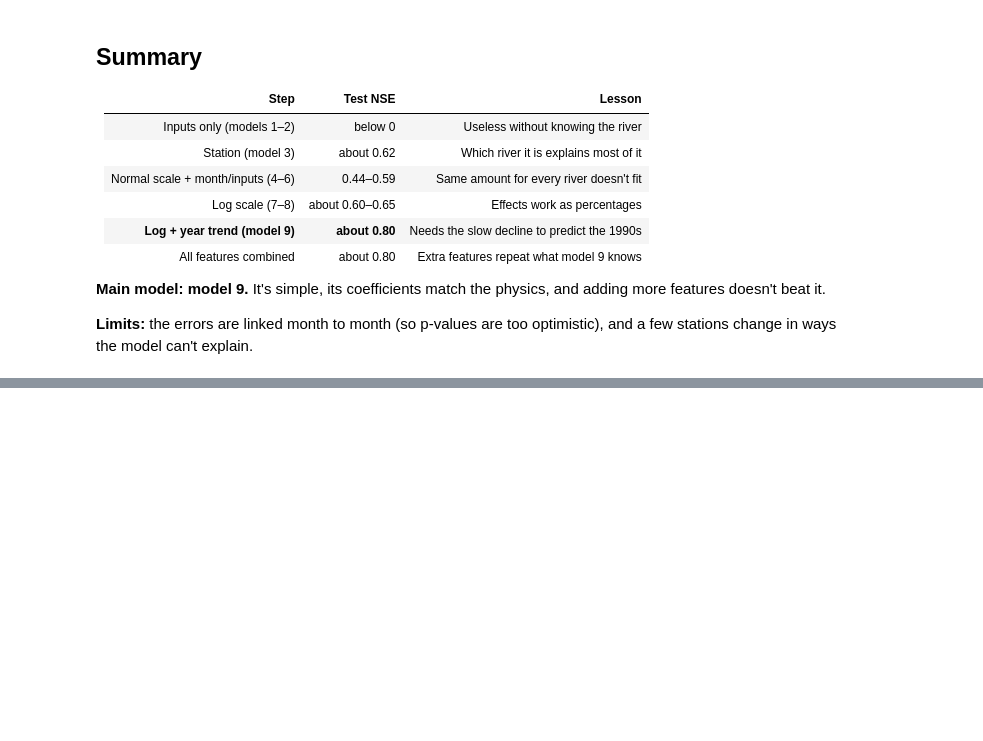
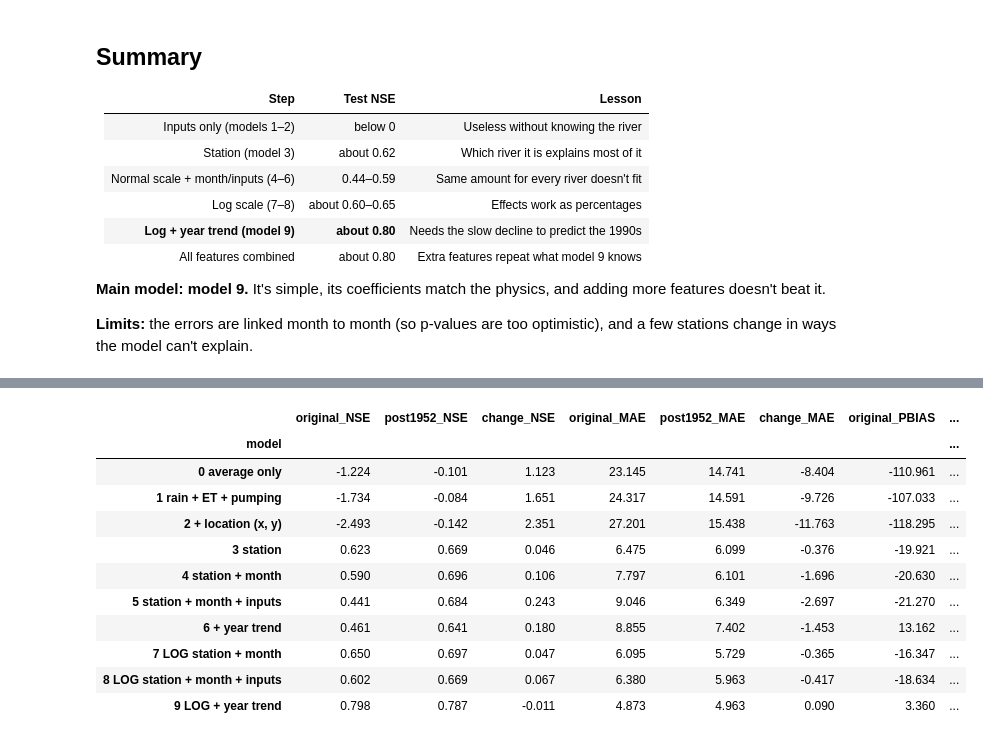
Before and after one commit to loudpugpug42/project6, a Jupyter notebook: regression.ipynb, the cells around one changed output, grey strips where cells are left out. Cells and saved outputs as stored; diff of their text form; code cells hidden in the pictures; blank space fills up the shorter version.

```diff
--- a/regression.ipynb
+++ b/regression.ipynb
@@ -478,0 +550,70 @@ The paper found some of the same problems we did:
+# %%
+# 3. Fit and evaluate each model using a local results dictionary
+history_models = {}
+history_results = []
+
+for name, (formula, use_log) in history_formulas.items():
+
+    target = "log_observed" if use_log else "observed"
+
+    # Original training period: 1939–1989
+    original_model = smf.ols(
+        f"{target} ~ {formula}",
+        data=original_train_history
+    ).fit()
+
+    # New training period: 1953–1989
+    post_model = smf.ols(
+        f"{target} ~ {formula}",
+        data=history_train
+    ).fit()
+
+    # Convert log predictions back to baseflow units
+    back = np.expm1 if use_log else (lambda v: v)
+
+    original_pred = back(original_model.predict(history_test))
+    post_pred = back(post_model.predict(history_test))
+
+    actual = history_test["observed"]
+
+    original_scores = scores(actual, original_pred)
+    post_scores = scores(actual, post_pred)
+
+    history_models[name] = {
+        "original": original_model,
+        "post1952": post_model,
+    }
+
+    history_results.append({
+        "model": name,
+        "original_NSE": original_scores["NSE"],
+        "post1952_NSE": post_scores["NSE"],
+        "change_NSE": post_scores["NSE"] - original_scores["NSE"],
+        "original_MAE": original_scores["MAE"],
+        "post1952_MAE": post_scores["MAE"],
+        "change_MAE": post_scores["MAE"] - original_scores["MAE"],
+        "original_PBIAS": original_scores["PBIAS"],
+        "post1952_PBIAS": post_scores["PBIAS"],
+        "original_DW": durbin_watson(original_model.resid),
+        "post1952_DW": durbin_watson(post_model.resid),
+    })
+
+history_comparison = (
+    pd.DataFrame(history_results)
+    .set_index("model")
+)
+
+display(history_comparison.round(3))
+# %% [output]
+|  | original_NSE | post1952_NSE | change_NSE | original_MAE | post1952_MAE | change_MAE | original_PBIAS | ... |
+| model |  |  |  |  |  |  |  | ... |
+| 0 average only | -1.224 | -0.101 | 1.123 | 23.145 | 14.741 | -8.404 | -110.961 | ... |
+| 1 rain + ET + pumping | -1.734 | -0.084 | 1.651 | 24.317 | 14.591 | -9.726 | -107.033 | ... |
+| 2 + location (x, y) | -2.493 | -0.142 | 2.351 | 27.201 | 15.438 | -11.763 | -118.295 | ... |
+| 3 station | 0.623 | 0.669 | 0.046 | 6.475 | 6.099 | -0.376 | -19.921 | ... |
+| 4 station + month | 0.590 | 0.696 | 0.106 | 7.797 | 6.101 | -1.696 | -20.630 | ... |
+| 5 station + month + inputs | 0.441 | 0.684 | 0.243 | 9.046 | 6.349 | -2.697 | -21.270 | ... |
+| 6 + year trend | 0.461 | 0.641 | 0.180 | 8.855 | 7.402 | -1.453 | 13.162 | ... |
+| 7 LOG station + month | 0.650 | 0.697 | 0.047 | 6.095 | 5.729 | -0.365 | -16.347 | ... |
+| 8 LOG station + month + inputs | 0.602 | 0.669 | 0.067 | 6.380 | 5.963 | -0.417 | -18.634 | ... |
+| 9 LOG + year trend | 0.798 | 0.787 | -0.011 | 4.873 | 4.963 | 0.090 | 3.360 | ... |
```
Also changed, not shown: parts of 7 cells of this notebook.
